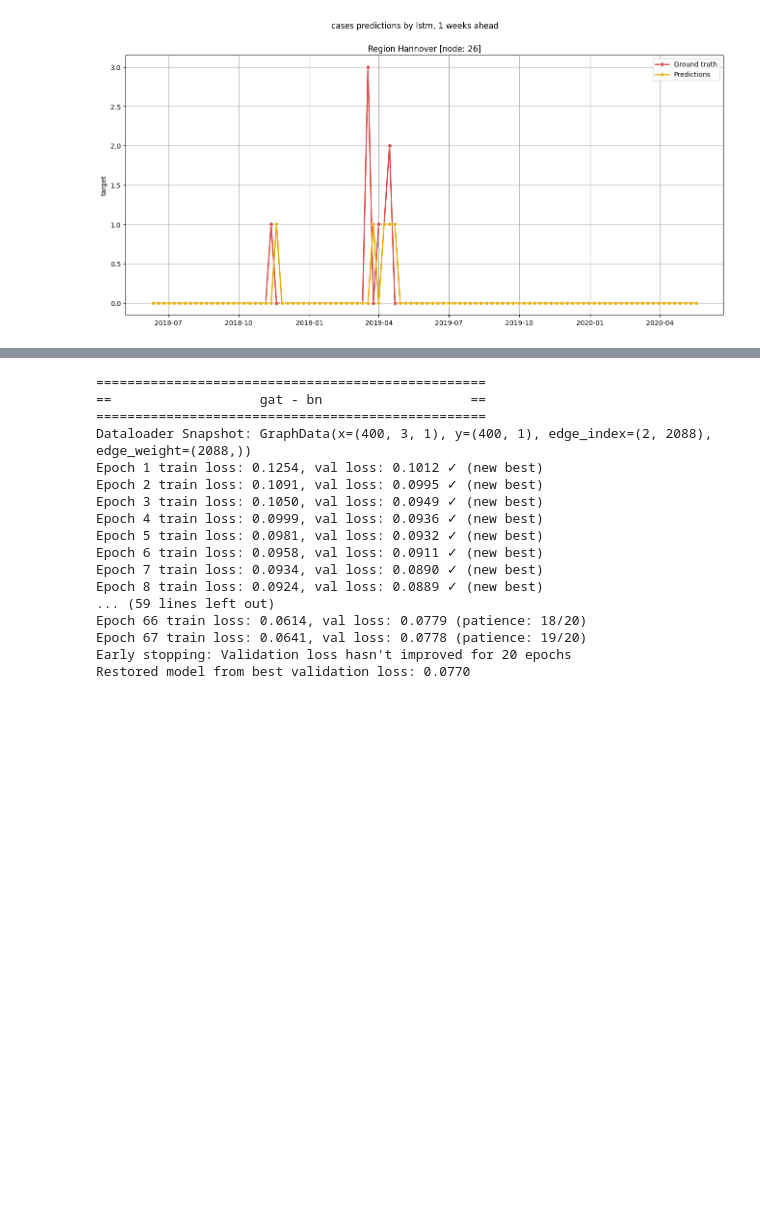
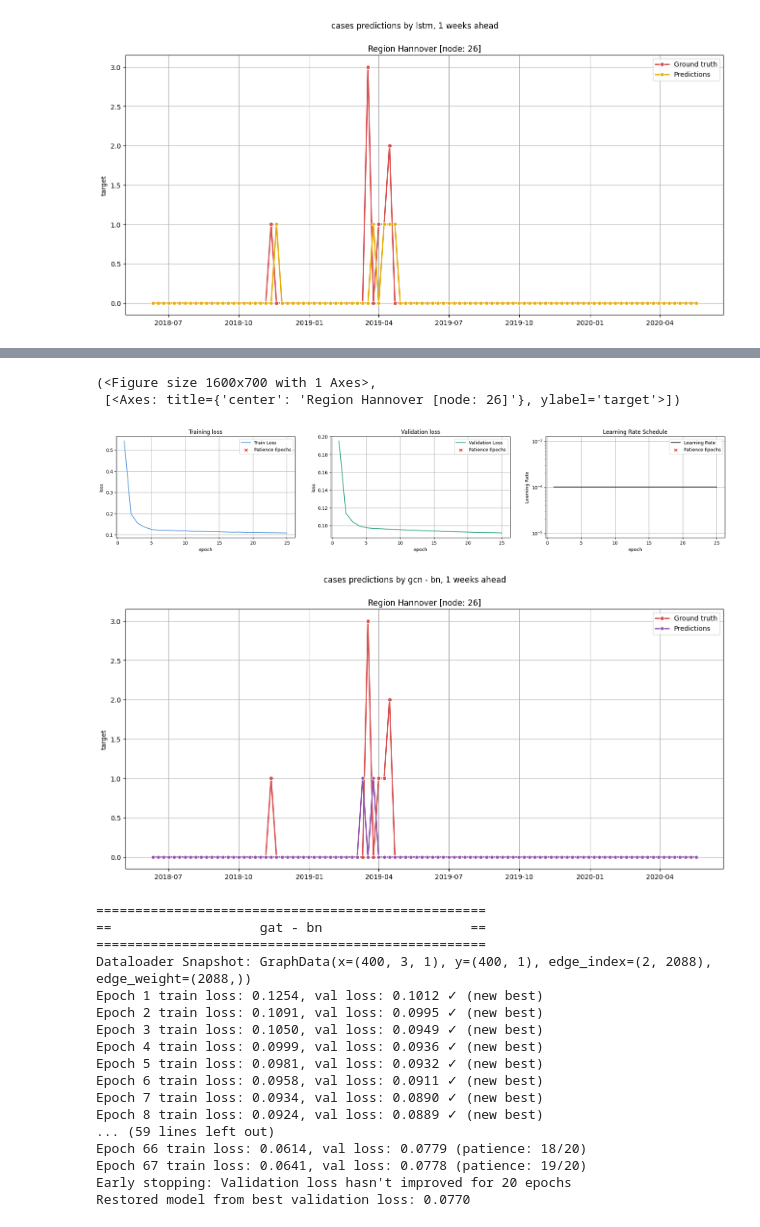
Before and after one commit to stends2001/infectious_disease_gnn, a Jupyter notebook: src/notebooks/X. predicting integers.ipynb, the cells around one changed output, grey strips where cells are left out. Saved outputs shown, nothing was run; the diff lists cells and outputs as text; code cells hidden in the pictures; blank space fills up the shorter version.

```diff
--- a/src/notebooks/X. predicting integers.ipynb
+++ b/src/notebooks/X. predicting integers.ipynb
@@ -189,0 +149,26 @@ additonal transformation
+# %%
+from src.models import SpatialGNNModel
+
+n_epochs        = 25
+lr              = 0.0001
+min_delta       = 0.0001
+loss            = 'poisson'
+
+global_hparams = {
+    "lr"                : lr,
+    "n_epochs"          : n_epochs,
+    "scheduler"         : 'plateau',
+    "scheduler_kwargs"  : {'mode': 'min', 'factor': 0.5, 'patience': 6},
+    'min_delta'         : min_delta,
+    'loss'              : loss,
+    'patience'          : 20,
+    }
+
+
+gcn = SpatialGNNModel(graphdataloader_bn, name = 'gcn - bn')
+gcn.set_model_hparams()
+gcn.set_global_hparams(**global_hparams)
+gcn.train(verbose = 2)
+gcn.forecast('test')
+gcn.show_forecasts(26)
+# %% [output]
@@ -190,3 +194,7 @@ additonal transformation
+(<Figure size 1600x700 with 1 Axes>,
+ [<Axes: title={'center': 'Region Hannover [node: 26]'}, ylabel='target'>])
+[figure, added]
+[figure, added]
 # %%
 from src.models import GATv2Model
 
```
Also changed, not shown: parts of 5 cells of this notebook, 6 other files.
